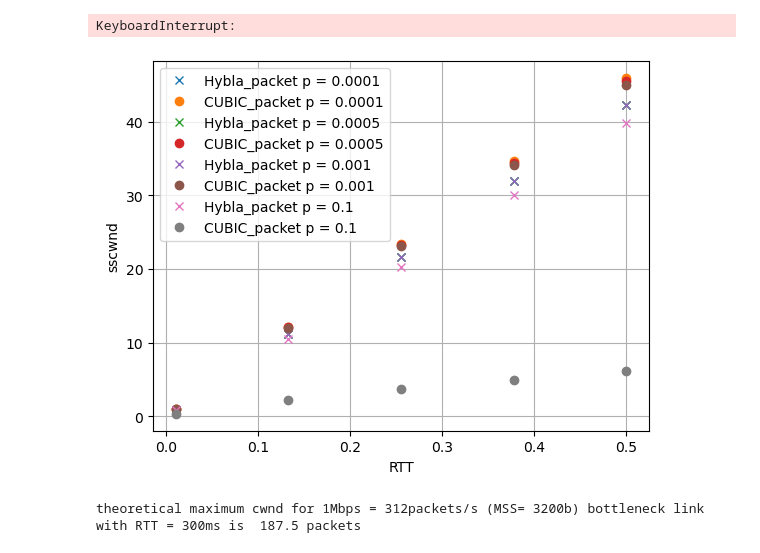
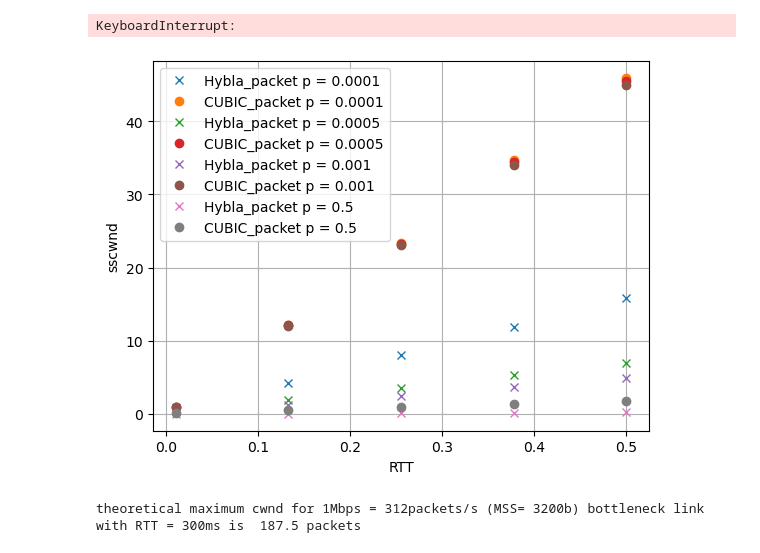
Before and after one commit to megretj/qpepcca, a Jupyter notebook: packetBasedMarkovianModel.ipynb, the cells around one changed output. Saved outputs shown, nothing was run; the diff lists cells and outputs as text; code cells hidden in the pictures.

```diff
--- a/packetBasedMarkovianModel.ipynb
+++ b/packetBasedMarkovianModel.ipynb
@@ -306,15 +306,15 @@ axs[1].legend()
 # %%
 err_rates = np.logspace(-4,0,20)
 err_ss = 1e-1
-bandwidths = [100,500,1000]
+bandwidths = [10,50,100]
 RTT = 0.05
 N = int(1000*0.025/np.sqrt(2))
 throughputs = np.zeros([len(bandwidths),len(err_rates)])
 sdistr = np.zeros([len(bandwidths),N])
 for k,C in enumerate(bandwidths):
-    sdistr[k,:] = CCA_MarkovChain_Hybla_packet_new(packet_err=err_ss,beta=0.7,N=N,C = C,RTT_real=RTT, RTT0=0.025).compute_stationnary_distribution()
+    sdistr[k,:] = CCA_MarkovChain_Hybla_bit(packet_err=err_ss,beta=0.7,N=N,C = C,RTT_real=RTT, RTT0=0.025).compute_stationnary_distribution()
     for i, l in enumerate(err_rates):
-        wireless = CCA_MarkovChain_Hybla_packet_new(packet_err=l,beta=0.7,N=N,C = C,RTT_real=RTT, RTT0=0.025)
+        wireless = CCA_MarkovChain_Hybla_bit(packet_err=l,beta=0.7,N=N,C = C,RTT_real=RTT, RTT0=0.025)
         throughputs[k,i] = wireless.sscwnd()
 fig, axs = plt.subplots(1, 2, figsize=(13,5))
 for k,C in enumerate(bandwidths):
@@ -398,0 +403,26 @@ plt.show()
+# %%
+import numpy as np
+import matplotlib.pyplot as plt
+from ccaModels import CCA_MarkovChain_CUBIC_bit
+
+# 500Kbps = 62.5KBps
+# 1 packet = 1500B
+# 500Kbps = 41.6 packets per second
+# with rtt = 0.1, cwnd_max = 4.16 packets = 6.24KB = 49.92Kb
+err_rates = np.logspace(-10,0,20)
+throughputs = np.zeros([3,len(err_rates)])
+for k,C in enumerate([10,50,100]):
+    for i, l in enumerate(err_rates):
+        wireless = CCA_MarkovChain_CUBIC_bit(packet_err=l,beta=0.7,N=100,C = C,RTT_real=0.1, MTU = 1500)
+        throughputs[k,i] = wireless.sscwnd()
+
+plt.plot(err_rates,throughputs[0,:], label = "C = 10, W = 1")
+plt.plot(err_rates,throughputs[1,:], label = "W = 10Mb")
+plt.plot(err_rates,throughputs[2,:], label = "W = 100Mb")
+plt.semilogx()
+plt.legend()
+plt.grid()
+plt.title(r"CUBIC Discrete average throughput")
+plt.xlabel(r"bit flip probability $p$")
+plt.ylabel(r'sscwnd')
+plt.show()
@@ -447,24 +479,24 @@ plt.show()
 KeyboardInterrupt:
 # %%
 rtts = np.linspace(0.01,0.5,5)
-packet_error = np.array([0.0001,0.0005,0.001,0.1])
+packet_error = np.array([0.0001,0.0005,0.001,0.5])
 throughputs = np.zeros((2*len(packet_error),len(rtts)))
 for k, err in enumerate(packet_error):
     for i, rtt in enumerate(rtts):
-        wireless = CCA_MarkovChain_Hybla_packet_new(packet_err=err,beta=0.7,N=100,C = 100,RTT_real=rtt, RTT0=0.05)
-        cubic = CCA_MarkovChain_CUBIC_packet(packet_err=err,beta=0.7,N=100,C = 100,RTT_real=rtt)
+        wireless = CCA_MarkovChain_Hybla_bit(packet_err=err,beta=0.7,N=100,C = 100,RTT_real=rtt, RTT0=0.05)
+        cubic = CCA_MarkovChain_CUBIC_bit(packet_err=err,beta=0.7,N=100,C = 100,RTT_real=rtt)
         throughputs[2*k,i] = wireless.sscwnd()
         throughputs[2*k+1,i] = cubic.sscwnd()
 for k,err in enumerate(packet_error):
     plt.plot(rtts,throughputs[2*k,:], label = "Hybla_packet p = {}".format(err), linestyle = "none", marker = "x")
     plt.plot(rtts,throughputs[2*k+1,:], label = "CUBIC_packet p = {}".format(err), linestyle = "none", marker = "o")
 plt.legend()
 plt.grid()
 plt.xlabel(r"RTT")
 plt.ylabel(r'sscwnd')
 plt.show()
 # %% [output]
-[figure, old version]
+[figure, new version]
 # %%
 import matplotlib.colors as mcolors
 import os, re
```
Also changed, not shown: parts of 3 cells of this notebook, 1 other file.
